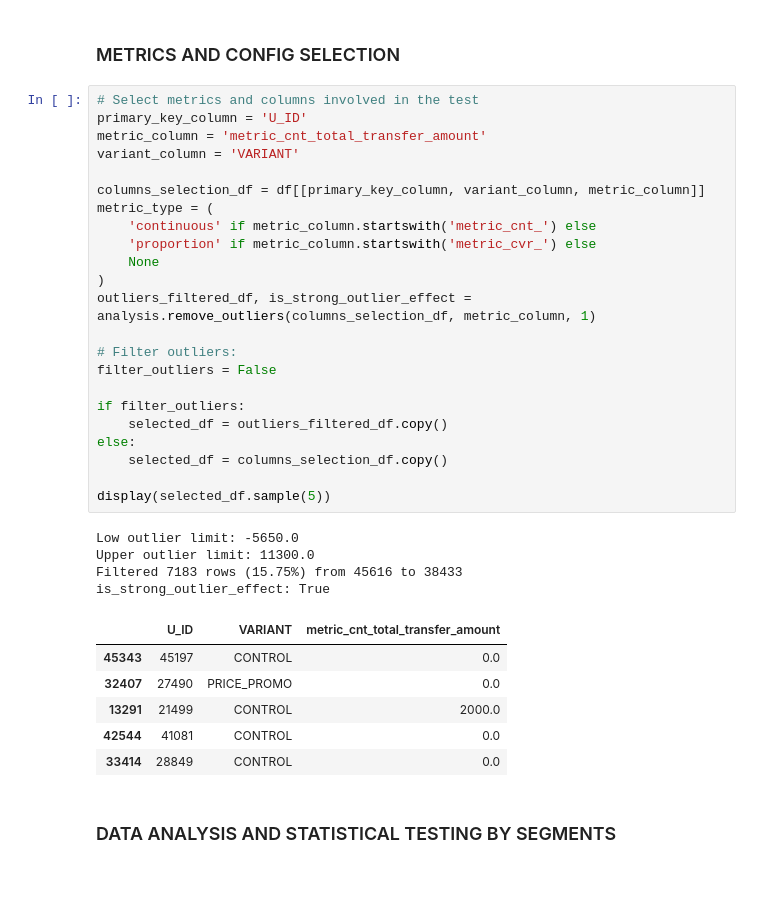
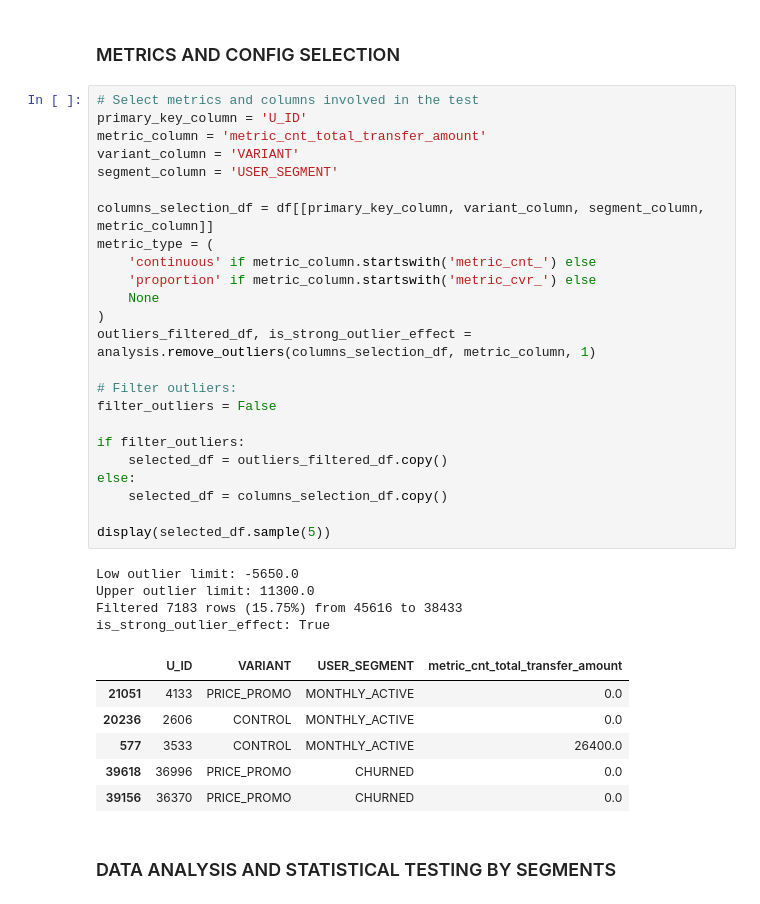
Before and after one commit to EAlmazanG/ab-test-framework, a Jupyter notebook: notebooks/ab-test-segments_example_3.ipynb, the cells around one changed output. Drawn from its saved outputs; the diff is of its cells as text.

```diff
--- a/notebooks/ab-test-segments_example_3.ipynb
+++ b/notebooks/ab-test-segments_example_3.ipynb
@@ -251,36 +251,37 @@ df['metric_cvr_transaction'] = df['TOTAL_TRANSFER_AMOUNT'].apply(lambda x: 1 if
 # %%
 # Select metrics and columns involved in the test
 primary_key_column = 'U_ID'
 metric_column = 'metric_cnt_total_transfer_amount'
 variant_column = 'VARIANT'
+segment_column = 'USER_SEGMENT'
 
-columns_selection_df = df[[primary_key_column, variant_column, metric_column]]
+columns_selection_df = df[[primary_key_column, variant_column, segment_column, metric_column]]
 metric_type = (
     'continuous' if metric_column.startswith('metric_cnt_') else
     'proportion' if metric_column.startswith('metric_cvr_') else
     None
 )
 outliers_filtered_df, is_strong_outlier_effect = analysis.remove_outliers(columns_selection_df, metric_column, 1)
 
 # Filter outliers:
 filter_outliers = False
 
 if filter_outliers:
     selected_df = outliers_filtered_df.copy()
 else:
     selected_df = columns_selection_df.copy()
 
 display(selected_df.sample(5))
 # %% [output]
 Low outlier limit: -5650.0
 Upper outlier limit: 11300.0
 Filtered 7183 rows (15.75%) from 45616 to 38433
 is_strong_outlier_effect: True
-|  | U_ID | VARIANT | metric_cnt_total_transfer_amount |
-| 45343 | 45197 | CONTROL | 0.0 |
-| 32407 | 27490 | PRICE_PROMO | 0.0 |
-| 13291 | 21499 | CONTROL | 2000.0 |
-| 42544 | 41081 | CONTROL | 0.0 |
-| 33414 | 28849 | CONTROL | 0.0 |
+|  | U_ID | VARIANT | USER_SEGMENT | metric_cnt_total_transfer_amount |
+| 21051 | 4133 | PRICE_PROMO | MONTHLY_ACTIVE | 0.0 |
+| 20236 | 2606 | CONTROL | MONTHLY_ACTIVE | 0.0 |
+| 577 | 3533 | CONTROL | MONTHLY_ACTIVE | 26400.0 |
+| 39618 | 36996 | PRICE_PROMO | CHURNED | 0.0 |
+| 39156 | 36370 | PRICE_PROMO | CHURNED | 0.0 |
 # %% [markdown]
 ### DATA ANALYSIS AND STATISTICAL TESTING BY SEGMENTS
```
Also changed, not shown: parts of 4 cells of this notebook, 2 other files.
